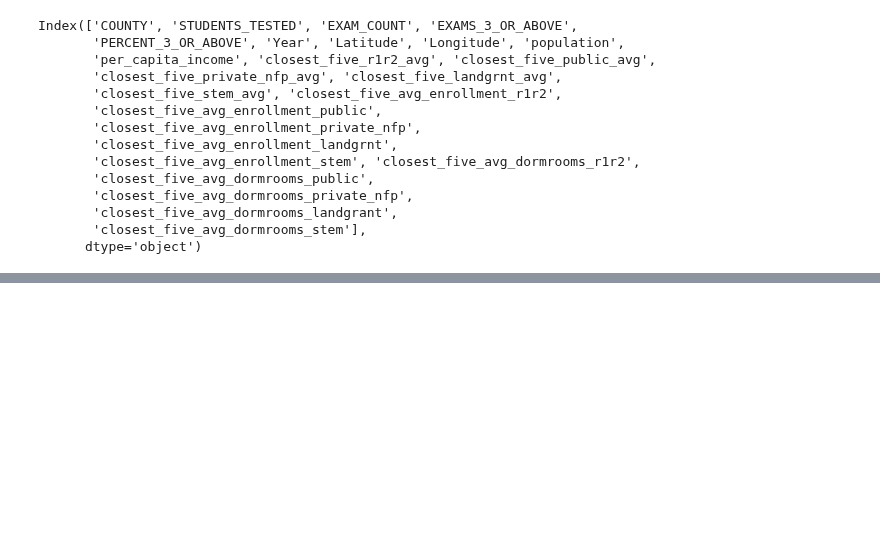
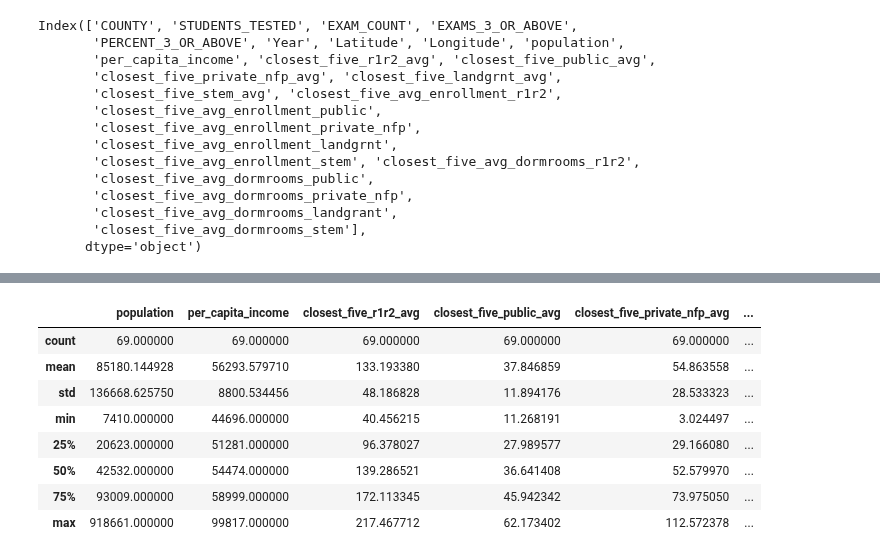
Before and after one commit to mcelhens/AP-Outcomes-to-University-Metrics, a Jupyter notebook: Wisconsin/EDA_and_plots_with_plotly.ipynb, the cells around one changed output, grey strips where cells are left out. Saved outputs shown, nothing was run; the diff lists cells and outputs as text; code cells hidden in the pictures; blank space fills up the shorter version.

```diff
--- a/Wisconsin_plots_with_plotly.ipynb
+++ b/Wisconsin/EDA_and_plots_with_plotly.ipynb
@@ -79,0 +130,12 @@ wisconsin22 = wisconsin[wisconsin['Year'] == 2022]
+# %%
+wisconsin22[features].describe()
+# %% [output]
+|  | population | per_capita_income | closest_five_r1r2_avg | closest_five_public_avg | closest_five_private_nfp_avg | ... |
+| count | 69.000000 | 69.000000 | 69.000000 | 69.000000 | 69.000000 | ... |
+| mean | 85180.144928 | 56293.579710 | 133.193380 | 37.846859 | 54.863558 | ... |
+| std | 136668.625750 | 8800.534456 | 48.186828 | 11.894176 | 28.533323 | ... |
+| min | 7410.000000 | 44696.000000 | 40.456215 | 11.268191 | 3.024497 | ... |
+| 25% | 20623.000000 | 51281.000000 | 96.378027 | 27.989577 | 29.166080 | ... |
+| 50% | 42532.000000 | 54474.000000 | 139.286521 | 36.641408 | 52.579970 | ... |
+| 75% | 93009.000000 | 58999.000000 | 172.113345 | 45.942342 | 73.975050 | ... |
+| max | 918661.000000 | 99817.000000 | 217.467712 | 62.173402 | 112.572378 | ... |
```
Also changed, not shown: parts of 30 cells of this notebook, 5 other files.
